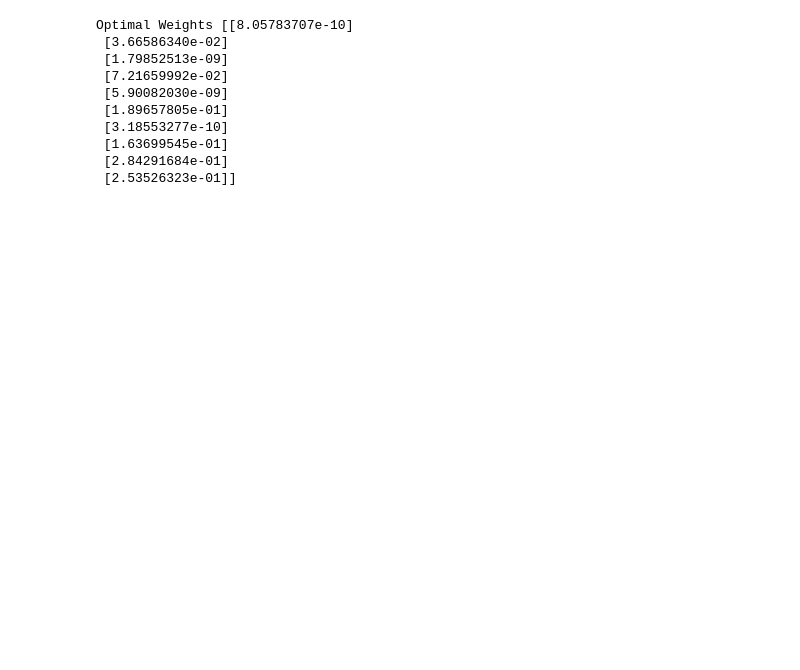
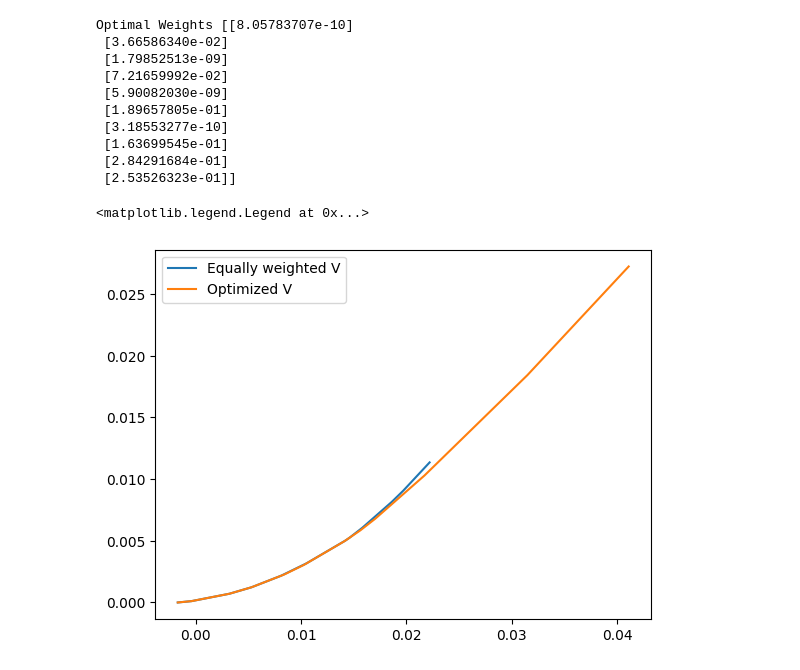
Before and after one commit to Aayush-patel-1696/StochOpt, a Jupyter notebook: stochastic-dominance/sd_large_scale_.ipynb, the cells around one changed output. Drawn from its saved outputs; the diff is of its cells as text; code cells hidden in the pictures; blank space fills up the shorter version.

Commit message:
stochastoc gradient methods , optimized index tracking, risk optimization

```diff
--- a/stochastic-dominance/sd_large_scale_.ipynb
+++ b/stochastic-dominance/sd_large_scale_.ipynb
@@ -89,0 +155,6 @@ Equally weighted Returns [-0.0017 -0.0004  0.0032  0.0053  0.0081  0.0105  0.014
+# %%
+
+V_x = []
+for eta in X_returns:
+    v_j_x = np.sum((eta-X_returns)[X_returns< eta])/(len(X_returns))
+    V_x.append(v_j_x)
@@ -100,3 +175,10 @@ Optimal Weights [[8.05783707e-10]
  [1.63699545e-01]
  [2.84291684e-01]
  [2.53526323e-01]]
+# %%
+plt.plot(Y_returns,V,label="Equally weighted V")
+plt.plot(X_returns,V_x,label="Optimized V")
+plt.legend()
+# %% [output]
+<matplotlib.legend.Legend at 0x...>
+[figure, added]
```
Also changed, not shown: parts of 5 cells of this notebook, 44 other files.
